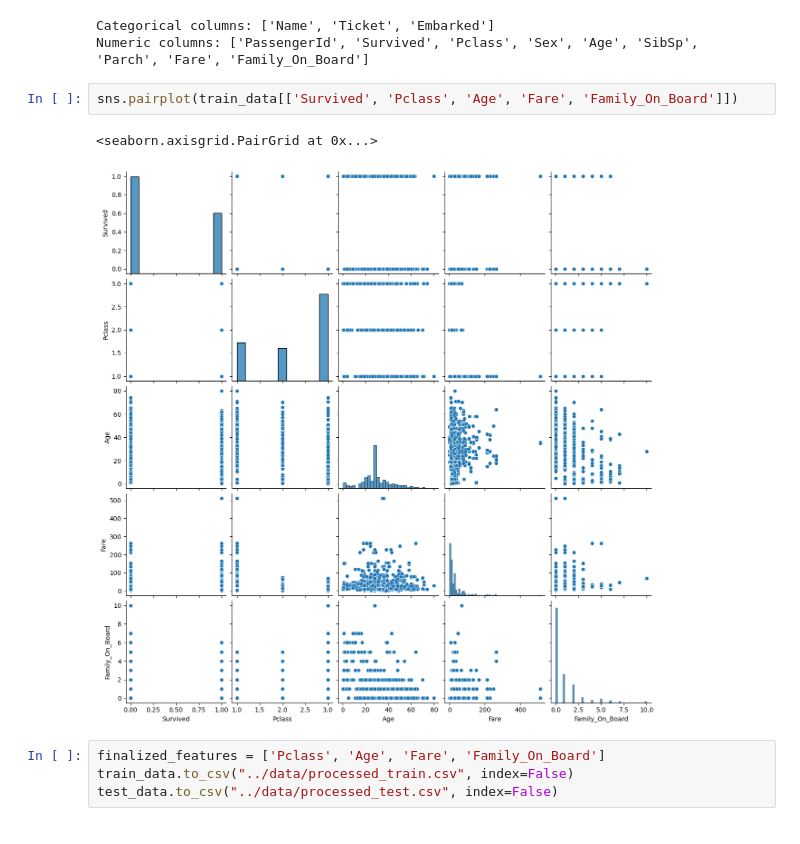
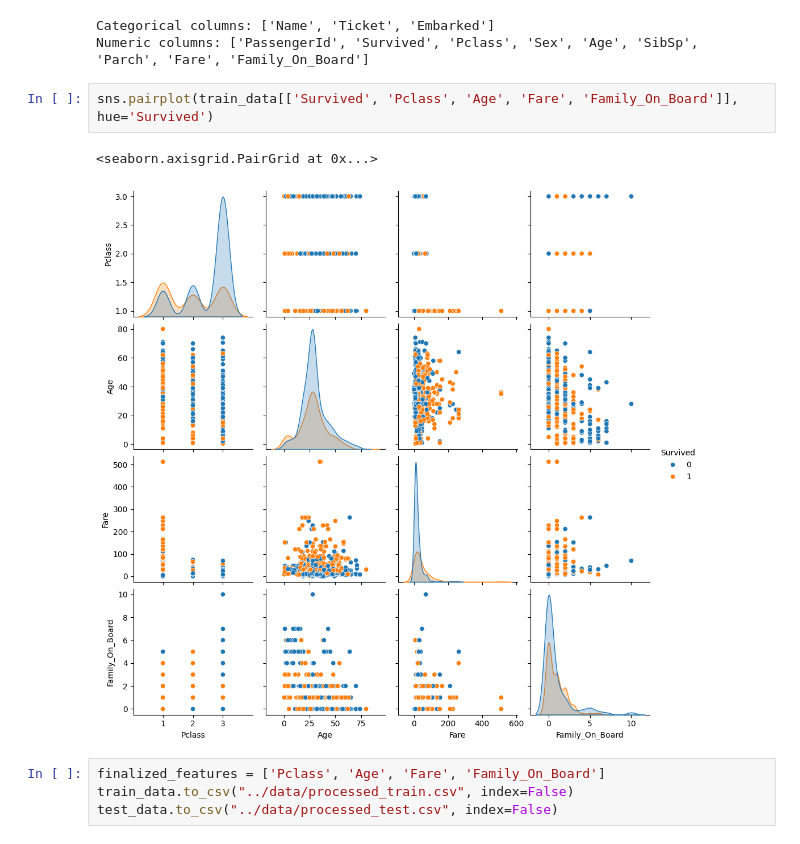
Before and after one commit to Meghana-Anjaneyareddy/AI-ML, a Jupyter notebook: LogisticRegression_Titanic/notebooks/data-processing.ipynb, the cells around one changed output. Saved outputs shown, nothing was run; the diff lists cells and outputs as text.

```diff
--- a/LogisticRegression_Titanic/notebooks/data-processing.ipynb
+++ b/LogisticRegression_Titanic/notebooks/data-processing.ipynb
@@ -115,10 +115,10 @@ check_col_types(train_data)
 Categorical columns: ['Name', 'Ticket', 'Embarked']
 Numeric columns: ['PassengerId', 'Survived', 'Pclass', 'Sex', 'Age', 'SibSp', 'Parch', 'Fare', 'Family_On_Board']
 # %%
-sns.pairplot(train_data[['Survived', 'Pclass', 'Age', 'Fare', 'Family_On_Board']])
+sns.pairplot(train_data[['Survived', 'Pclass', 'Age', 'Fare', 'Family_On_Board']], hue='Survived')
 # %% [output]
 <seaborn.axisgrid.PairGrid at 0x...>
-[figure, old version]
+[figure, new version]
 # %%
 finalized_features = ['Pclass', 'Age', 'Fare', 'Family_On_Board']
 train_data.to_csv("../data/processed_train.csv", index=False)
```
Also changed, not shown: 4 other files.
